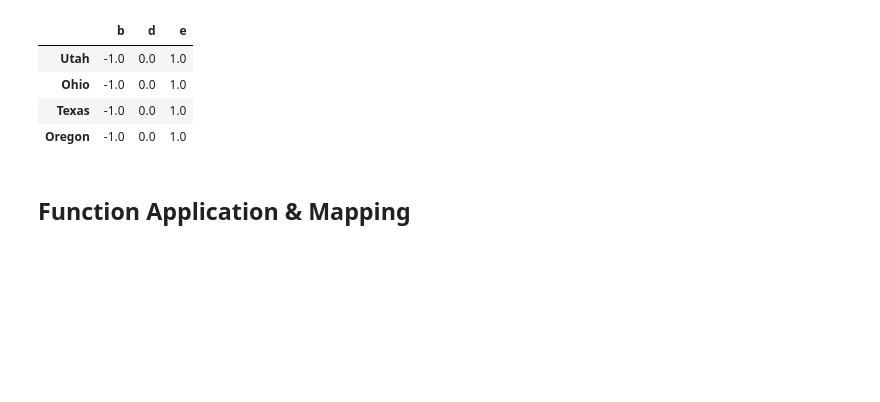
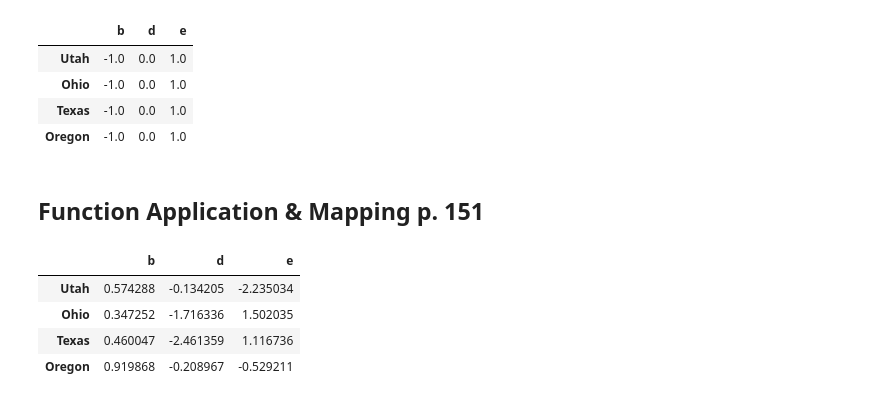
Before and after one commit to ZCW-Data1dot2/wes-ch-5-leegivhan, a Jupyter notebook: Chapter5WorkAlong.ipynb, the cells around one changed output. Cells and saved outputs as stored; diff of their text form; code cells hidden in the pictures; blank space fills up the shorter version.

```diff
--- a/Chapter5WorkAlong.ipynb
+++ b/Chapter5WorkAlong.ipynb
@@ -859,4 +859,15 @@ frame.sub(series3, axis='index')
 | Texas | -1.0 | 0.0 | 1.0 |
 | Oregon | -1.0 | 0.0 | 1.0 |
 # %% [markdown]
-## Function Application & Mapping
+## Function Application & Mapping p. 151
+# %%
+frame = pd.DataFrame(np.random.randn(4,3), columns=list('bde'),
+                    index=['Utah', 'Ohio', 'Texas', 'Oregon'])
+# %%
+frame
+# %% [output]
+|  | b | d | e |
+| Utah | 0.574288 | -0.134205 | -2.235034 |
+| Ohio | 0.347252 | -1.716336 | 1.502035 |
+| Texas | 0.460047 | -2.461359 | 1.116736 |
+| Oregon | 0.919868 | -0.208967 | -0.529211 |
```
Also changed, not shown: parts of 9 cells of this notebook.
